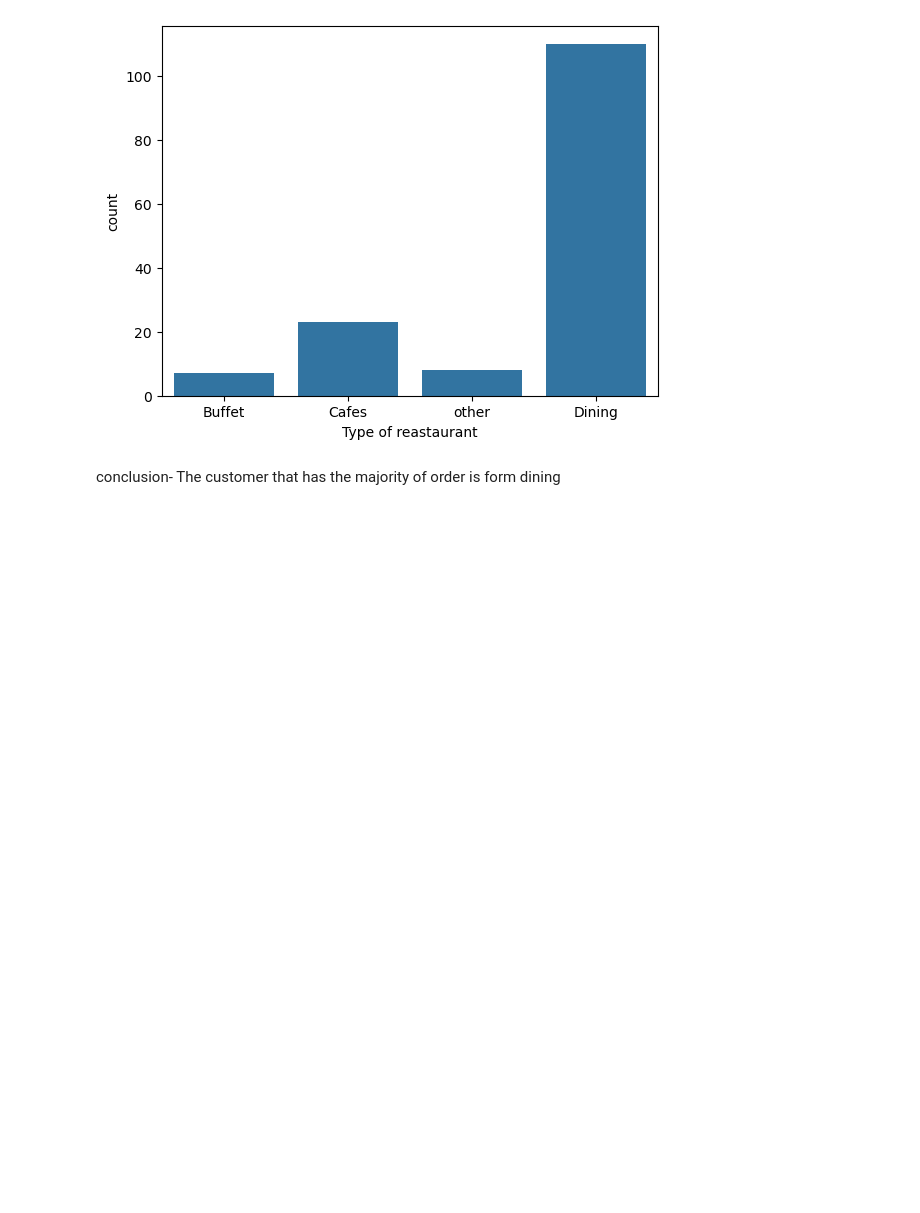
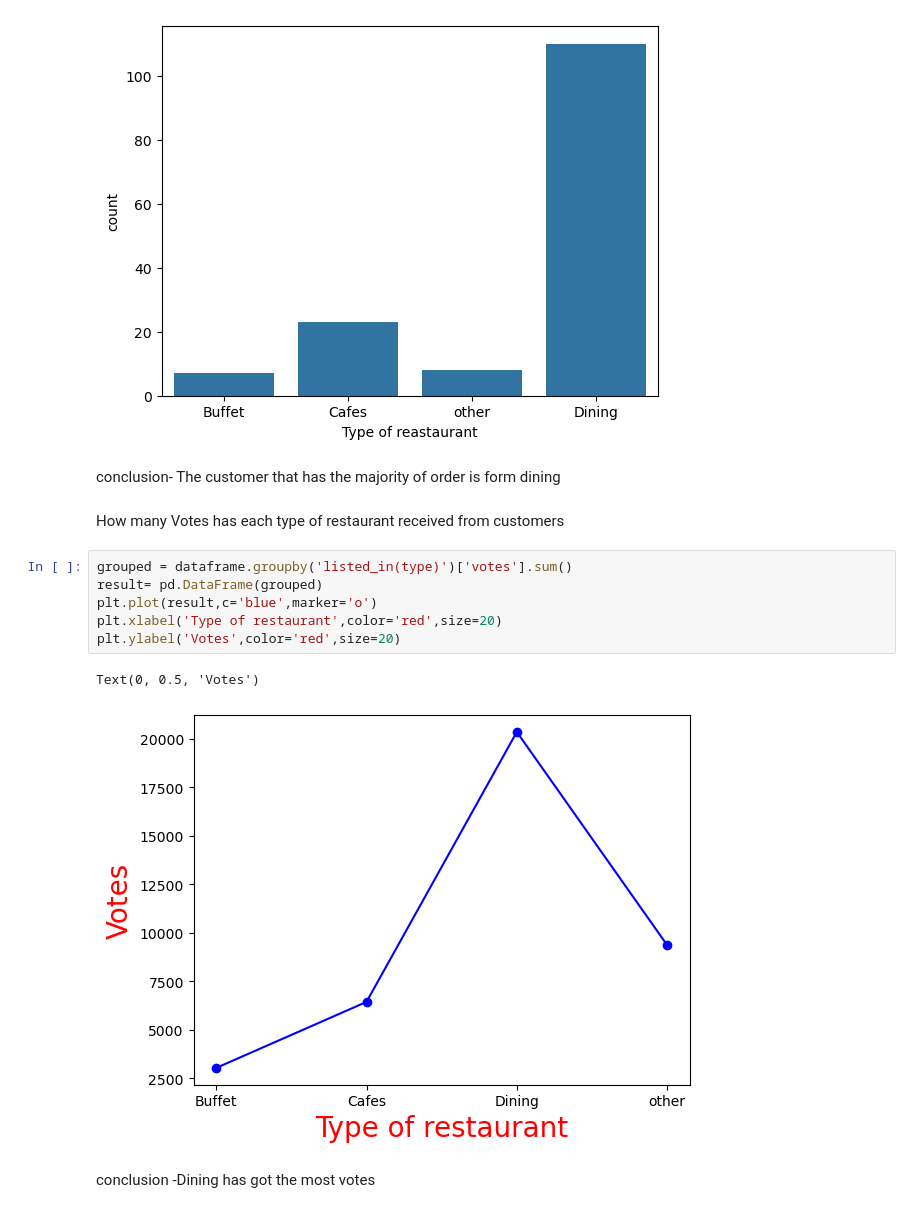
Before and after one commit to Nimesh8848/Zomato_dataAnlaysis, a Jupyter notebook: zomatoProject.ipynb, the cells around one changed output. Saved outputs shown, nothing was run; the diff lists cells and outputs as text; blank space fills up the shorter version.

Commit message:
dining has got the  mnost votes

```diff
--- a/zomatoProject.ipynb
+++ b/zomatoProject.ipynb
@@ -63,3 +63,16 @@ Text(0.5, 0, 'Type of reastaurant')
 [figure]
 # %% [markdown]
 conclusion- The customer that has the majority of order is form dining
+# %% [markdown]
+How many Votes has each type of restaurant received from customers
+# %%
+grouped = dataframe.groupby('listed_in(type)')['votes'].sum()
+result= pd.DataFrame(grouped)
+plt.plot(result,c='blue',marker='o')
+plt.xlabel('Type of restaurant',color='red',size=20)
+plt.ylabel('Votes',color='red',size=20)
+# %% [output]
+Text(0, 0.5, 'Votes')
+[figure, added]
+# %% [markdown]
+conclusion -Dining has got the most votes
```
